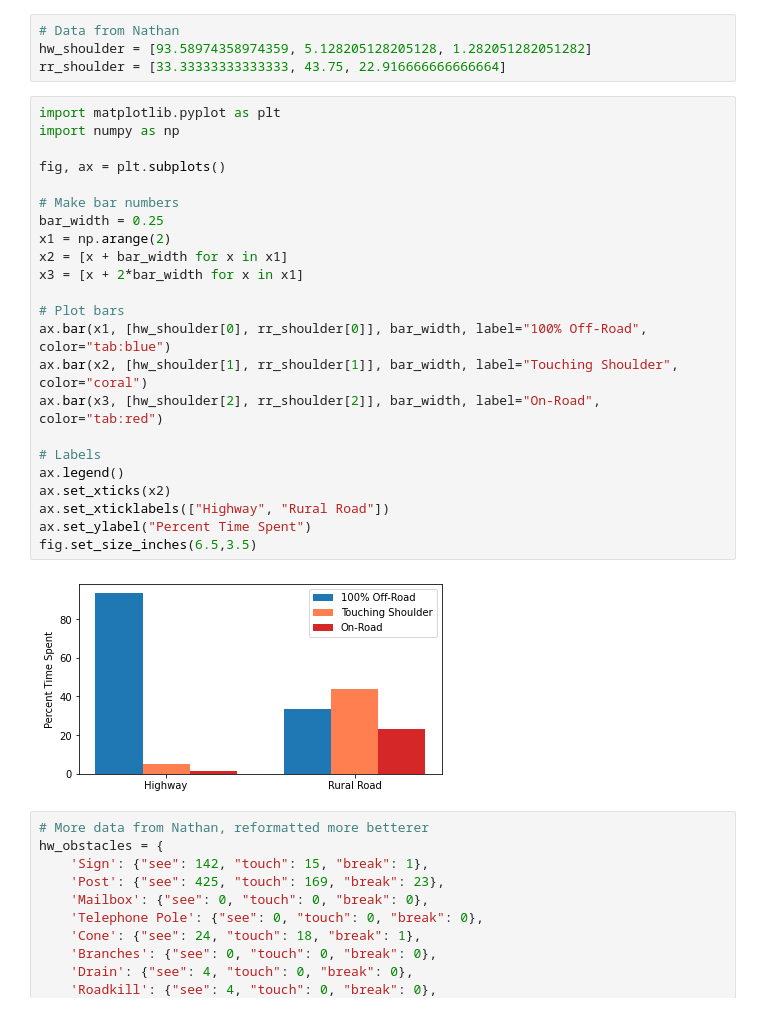
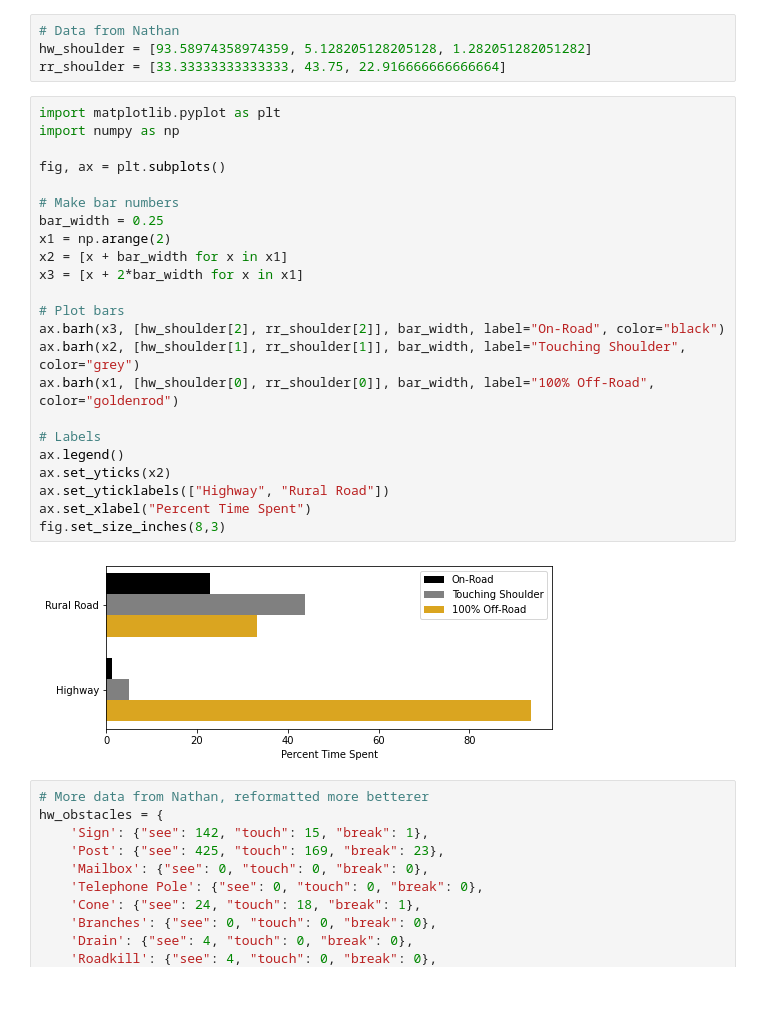
Before and after one commit to tjwieg/MS_thesis, a Jupyter notebook: plots/mower_data.ipynb, the cells around one changed output. Cells and saved outputs as stored; diff of their text form.

```diff
--- a/plots/mower_data.ipynb
+++ b/plots/mower_data.ipynb
@@ -5,28 +5,28 @@ rr_shoulder = [33.33333333333333, 43.75, 22.916666666666664]
 # %%
 import matplotlib.pyplot as plt
 import numpy as np
 
 fig, ax = plt.subplots()
 
 # Make bar numbers
 bar_width = 0.25
 x1 = np.arange(2)
 x2 = [x + bar_width for x in x1]
 x3 = [x + 2*bar_width for x in x1]
 
 # Plot bars
-ax.bar(x1, [hw_shoulder[0], rr_shoulder[0]], bar_width, label="100% Off-Road", color="tab:blue")
-ax.bar(x2, [hw_shoulder[1], rr_shoulder[1]], bar_width, label="Touching Shoulder", color="coral")
-ax.bar(x3, [hw_shoulder[2], rr_shoulder[2]], bar_width, label="On-Road", color="tab:red")
+ax.barh(x3, [hw_shoulder[2], rr_shoulder[2]], bar_width, label="On-Road", color="black")
+ax.barh(x2, [hw_shoulder[1], rr_shoulder[1]], bar_width, label="Touching Shoulder", color="grey")
+ax.barh(x1, [hw_shoulder[0], rr_shoulder[0]], bar_width, label="100% Off-Road", color="goldenrod")
 
 # Labels
 ax.legend()
-ax.set_xticks(x2)
-ax.set_xticklabels(["Highway", "Rural Road"])
-ax.set_ylabel("Percent Time Spent")
-fig.set_size_inches(6.5,3.5)
+ax.set_yticks(x2)
+ax.set_yticklabels(["Highway", "Rural Road"])
+ax.set_xlabel("Percent Time Spent")
+fig.set_size_inches(8,3)
 # %% [output]
-[figure, old version]
+[figure, new version]
 # %%
 # More data from Nathan, reformatted more betterer
 hw_obstacles = {
```
Also changed, not shown: 14 other files.
